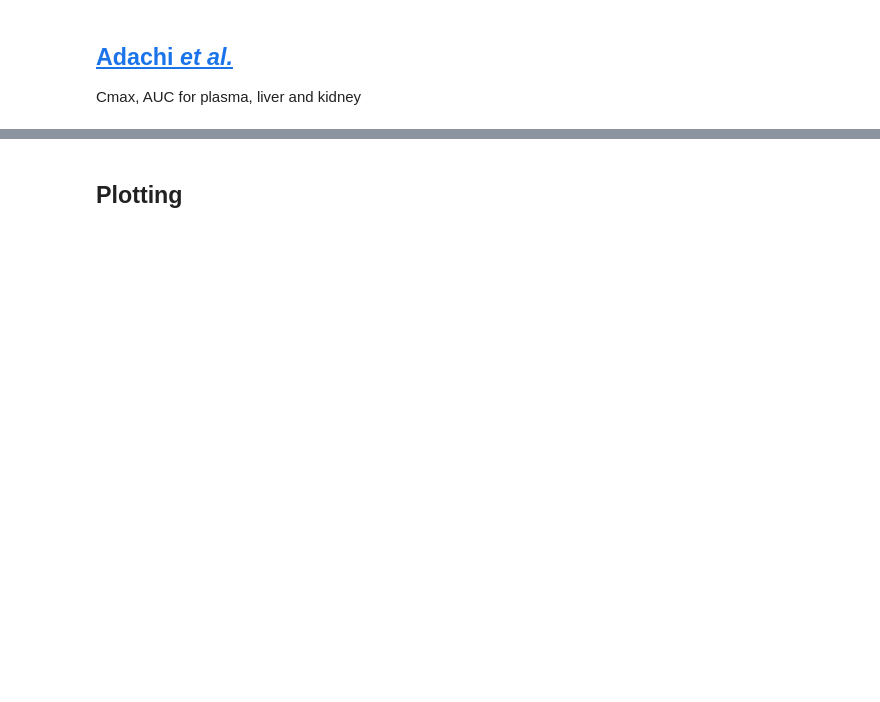
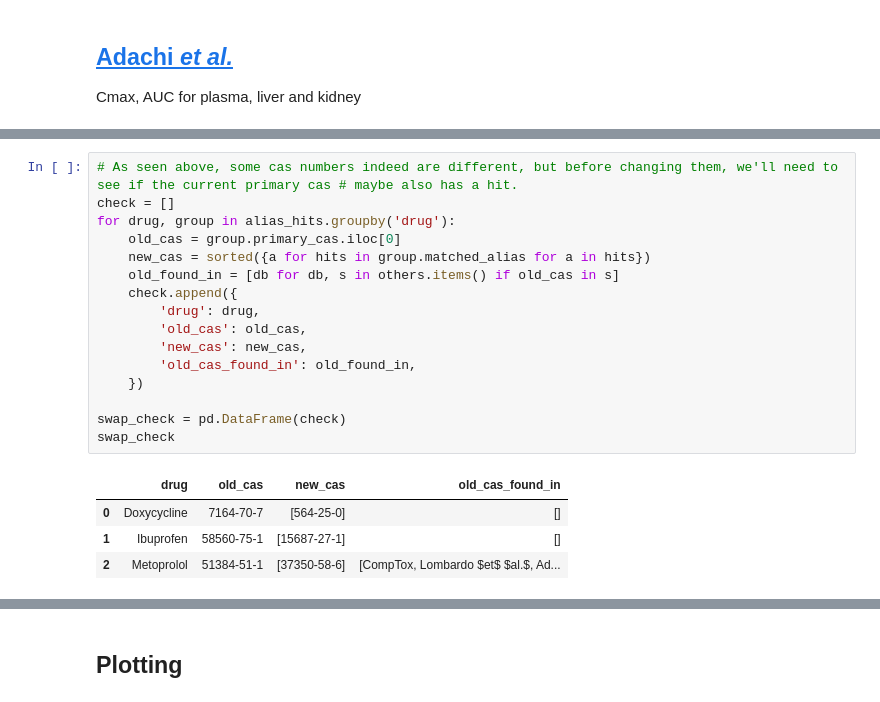
Before and after one commit to MaroDonato/PK-dataset-overview, a Jupyter notebook: overview.ipynb, the cells around one changed output, grey strips where cells are left out. Saved outputs shown, nothing was run; the diff lists cells and outputs as text; blank space fills up the shorter version.

```diff
--- a/overview.ipynb
+++ b/overview.ipynb
@@ -218,0 +230,21 @@ All CAS ids found.
+# %%
+# As seen above, some cas numbers indeed are different, but before changing them, we'll need to see if the current primary cas # maybe also has a hit.
+check = []
+for drug, group in alias_hits.groupby('drug'):
+    old_cas = group.primary_cas.iloc[0]
+    new_cas = sorted({a for hits in group.matched_alias for a in hits})
+    old_found_in = [db for db, s in others.items() if old_cas in s]
+    check.append({
+        'drug': drug,
+        'old_cas': old_cas,
+        'new_cas': new_cas,
+        'old_cas_found_in': old_found_in,
+    })
+
+swap_check = pd.DataFrame(check)
+swap_check
+# %% [output]
+|  | drug | old_cas | new_cas | old_cas_found_in |
+| 0 | Doxycycline | 7164-70-7 | [564-25-0] | [] |
+| 1 | Ibuprofen | 58560-75-1 | [15687-27-1] | [] |
+| 2 | Metoprolol | 51384-51-1 | [37350-58-6] | [CompTox, Lombardo $et$ $al.$, Ad... |
```
Also changed, not shown: parts of 19 cells of this notebook, 20 other files.
